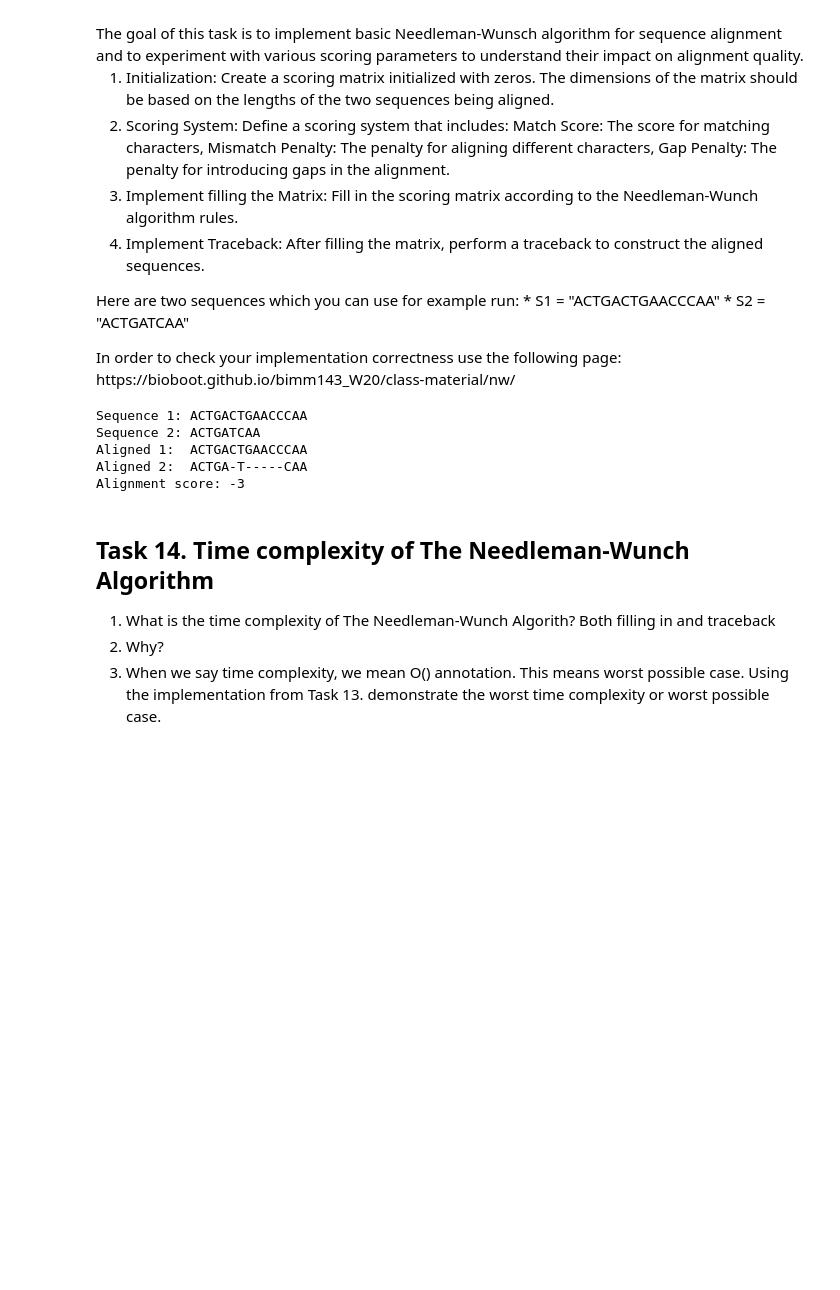
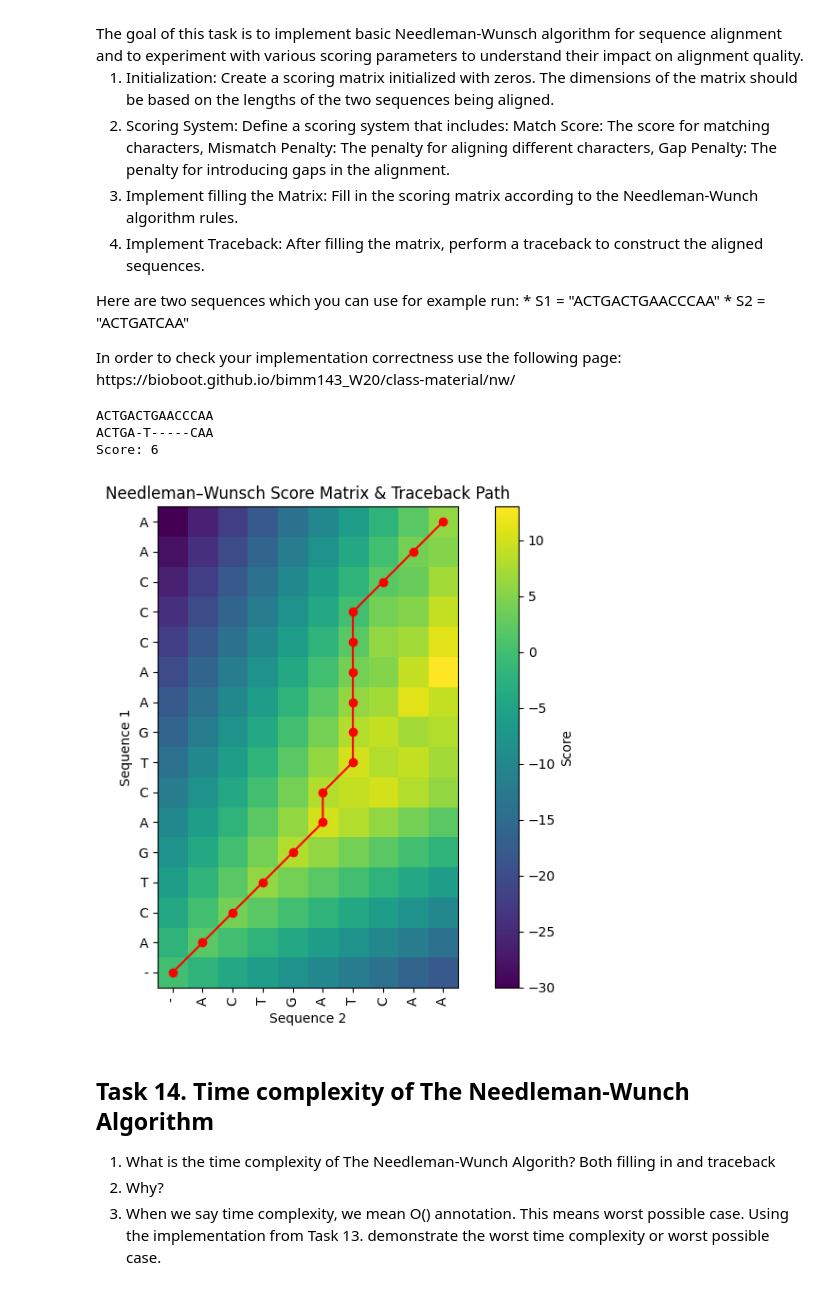
Before and after one commit to MarioSomodi/Optimization-Algorithms, a Jupyter notebook: OABOEC_Project_Mario_Somodi.ipynb, the cells around one changed output. Saved outputs shown, nothing was run; the diff lists cells and outputs as text; code cells hidden in the pictures; blank space fills up the shorter version.

Commit message:
improved nw algorithm, and its time complx evaluation added better graphs. modified notebook to reflect changes to nw and its eval

```diff
--- a/OABOEC_Project_Mario_Somodi.ipynb
+++ b/OABOEC_Project_Mario_Somodi.ipynb
@@ -844,27 +844,24 @@ Here are two sequences which you can use for example run:
 *   S2 = "ACTGATCAA"
 </p>
 In order to check your implementation correctness use the following page: https://bioboot.github.io/bimm143_W20/class-material/nw/
-# %%
-S1 = "ACTGACTGAACCCAA"
-S2 = "ACTGATCAA"
-
-# parameters
-match = 1
-mismatch = -1
-gap = -2
-
-a1, a2, sc = needleman_wunsch(S1, S2, match, mismatch, gap)
-print("Sequence 1:", S1)
-print("Sequence 2:", S2)
-print("Aligned 1: ", a1)
-print("Aligned 2: ", a2)
-print("Alignment score:", sc)
-# %% [output]
-Sequence 1: ACTGACTGAACCCAA
-Sequence 2: ACTGATCAA
-Aligned 1:  ACTGACTGAACCCAA
-Aligned 2:  ACTGA-T-----CAA
-Alignment score: -3
+# %%
+nw = NeedlemanWunsch(
+    "ACTGACTGAACCCAA",
+    "ACTGATCAA",
+    match_score=2,
+    mismatch_penalty=-1,
+    gap_penalty=-2
+)
+nw.run()
+print(nw.aligned_seq1)
+print(nw.aligned_seq2)
+print("Score:", nw.final_score)
+nw.plot_traceback()
+# %% [output]
+ACTGACTGAACCCAA
+ACTGA-T-----CAA
+Score: 6
+[figure, added]
 # %% [markdown]
 <h2> Task 14. Time complexity of The Needleman-Wunch Algorithm </h2>
 
```
Also changed, not shown: parts of 4 cells of this notebook, 2 other files.
